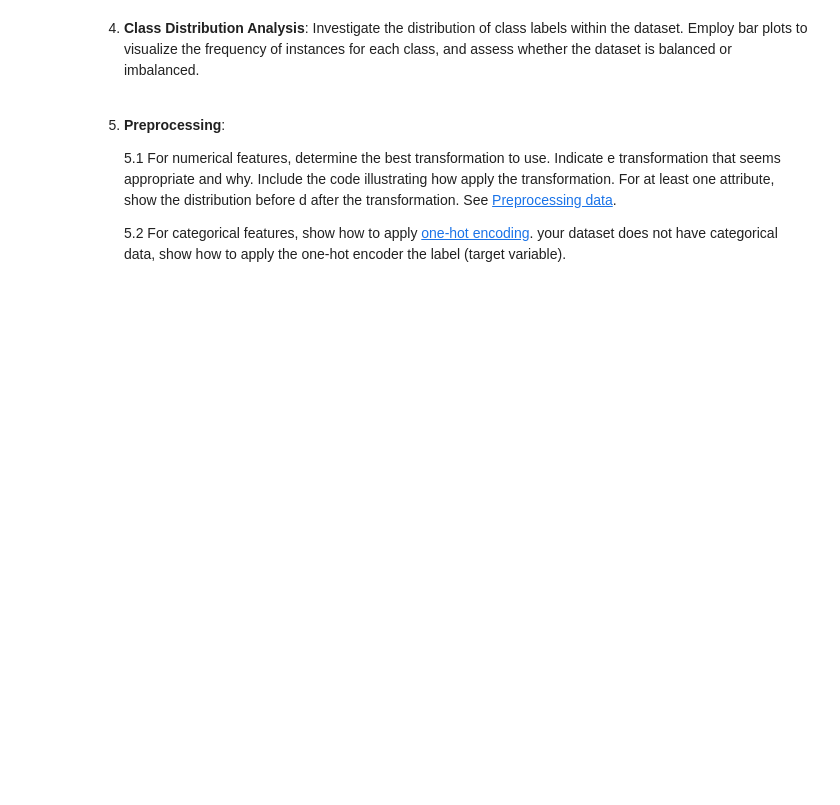
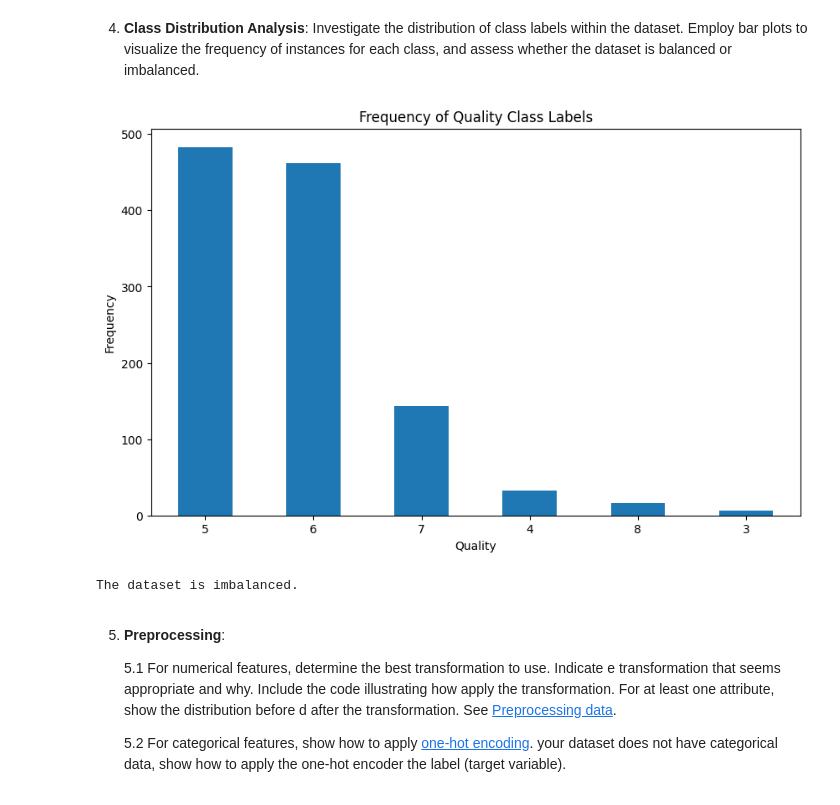
Before and after one commit to Obskurity/CSI4106_A1, a Jupyter notebook: CSI4106_A1_300185298.ipynb, the cells around one changed output. Saved outputs shown, nothing was run; the diff lists cells and outputs as text; code cells hidden in the pictures; blank space fills up the shorter version.

```diff
--- a/CSI4106_A1_300185298.ipynb
+++ b/CSI4106_A1_300185298.ipynb
@@ -155,3 +230,25 @@ Attribute(s) with missing values using _ for credit score dataset:  Index(['Chan
+# %%
+# Your code goes here
+
+quality_counts = wq_dataset['quality'].value_counts()
+
+# Plotting the bar chart
+plt.figure(figsize=(10, 6))
+quality_counts.plot(kind='bar')
+plt.title('Frequency of Quality Class Labels')
+plt.xlabel('Quality')
+plt.ylabel('Frequency')
+plt.xticks(rotation=0)
+plt.show()
+
+# Assessing balance
+if quality_counts.min() / quality_counts.max() < 0.5:
+    print("The dataset is imbalanced.")
+else:
+    print("The dataset is balanced.")
+# %% [output]
+[figure, added]
+The dataset is imbalanced.
 # %% [markdown]
 5. **Preprocessing**:
 
```
Also changed, not shown: parts of 6 cells of this notebook.
